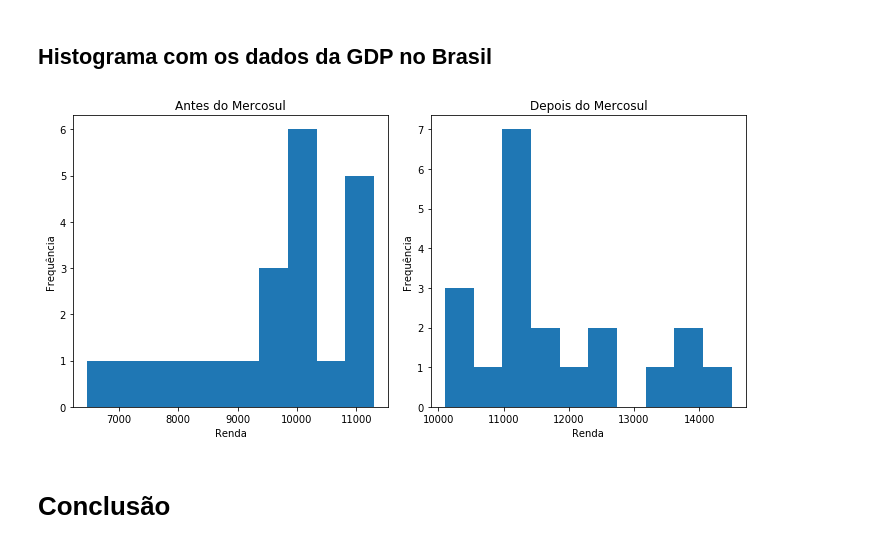
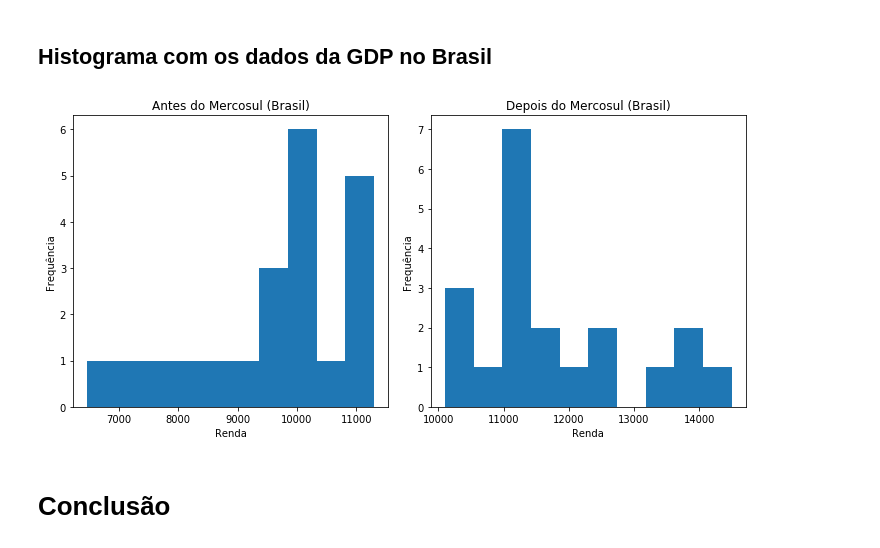
Before and after one commit to pbcarani/Projeto-1-Data-Science, a Jupyter notebook: P1.ipynb, the cells around one changed output. Saved outputs shown, nothing was run; the diff lists cells and outputs as text; code cells hidden in the pictures.

```diff
--- a/P1.ipynb
+++ b/P1.ipynb
@@ -116,24 +139,24 @@ Nesse caso é possível observar que, mesmo com o crescimento, quando comparado
 # %%
 Brazil_antes_mercosul=antes_mercosul_energy_gdp.loc[:,'Brazil_gdp']
 Brazil_mercosul=mercosul_energy_gdp.loc[:, 'Brazil_gdp']
 
 fig = plt.figure(figsize=(15, 5))
 plt.subplot(131)
-plot = Brazil_antes_mercosul.plot.hist(title='Antes do Mercosul')
+plot = Brazil_antes_mercosul.plot.hist(title='Antes do Mercosul (Brasil)')
 plt.ylabel('Frequência')
 plt.xlabel('Renda')
 
 plt.subplot(132)
-plot = Brazil_mercosul.plot.hist(title='Depois do Mercosul')
+plot = Brazil_mercosul.plot.hist(title='Depois do Mercosul (Brasil)')
 plt.ylabel('Frequência')
 plt.xlabel('Renda')
 
 
 
 plt.tight_layout()
 plt.show()
 # %% [output]
-[figure, old version]
+[figure, new version]
 # %% [markdown]
 # Conclusão
 # %% [markdown]
```
Also changed, not shown: parts of 11 cells of this notebook.
